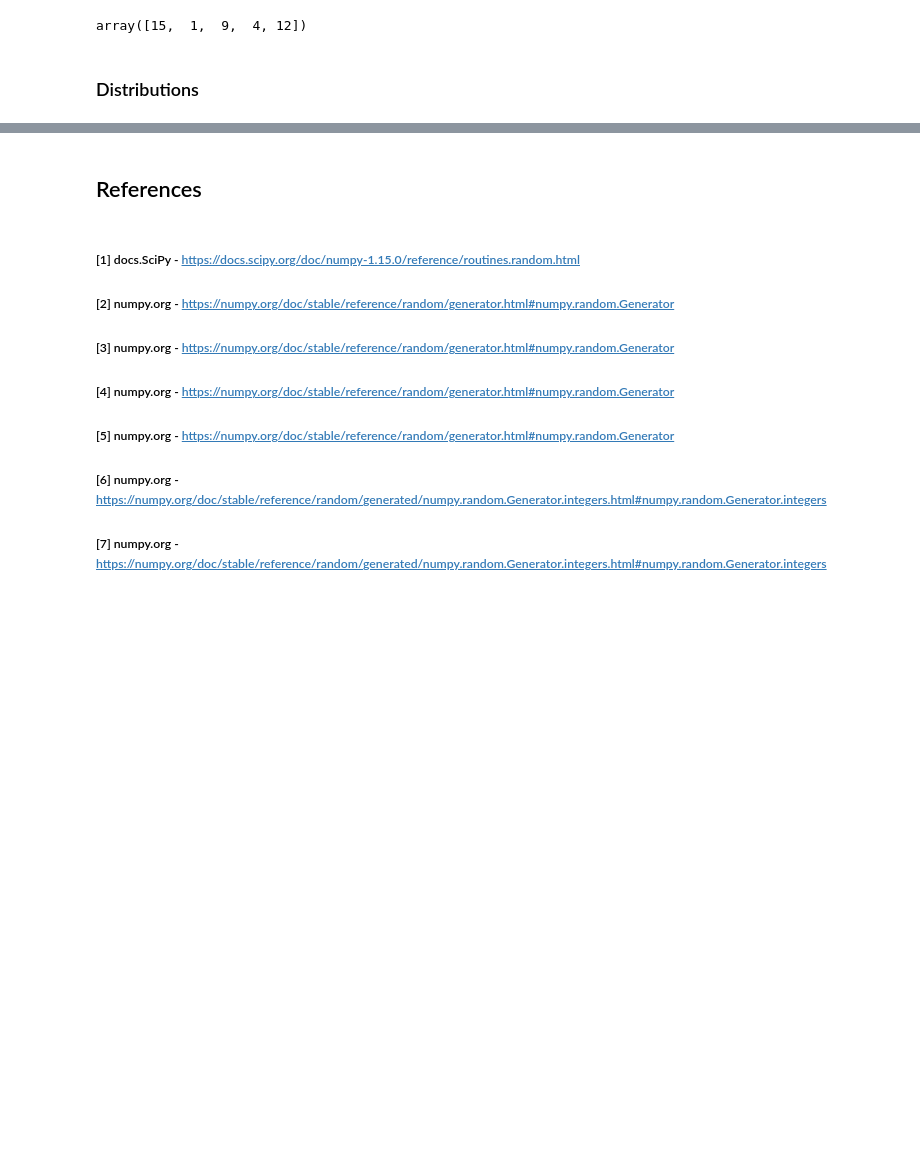
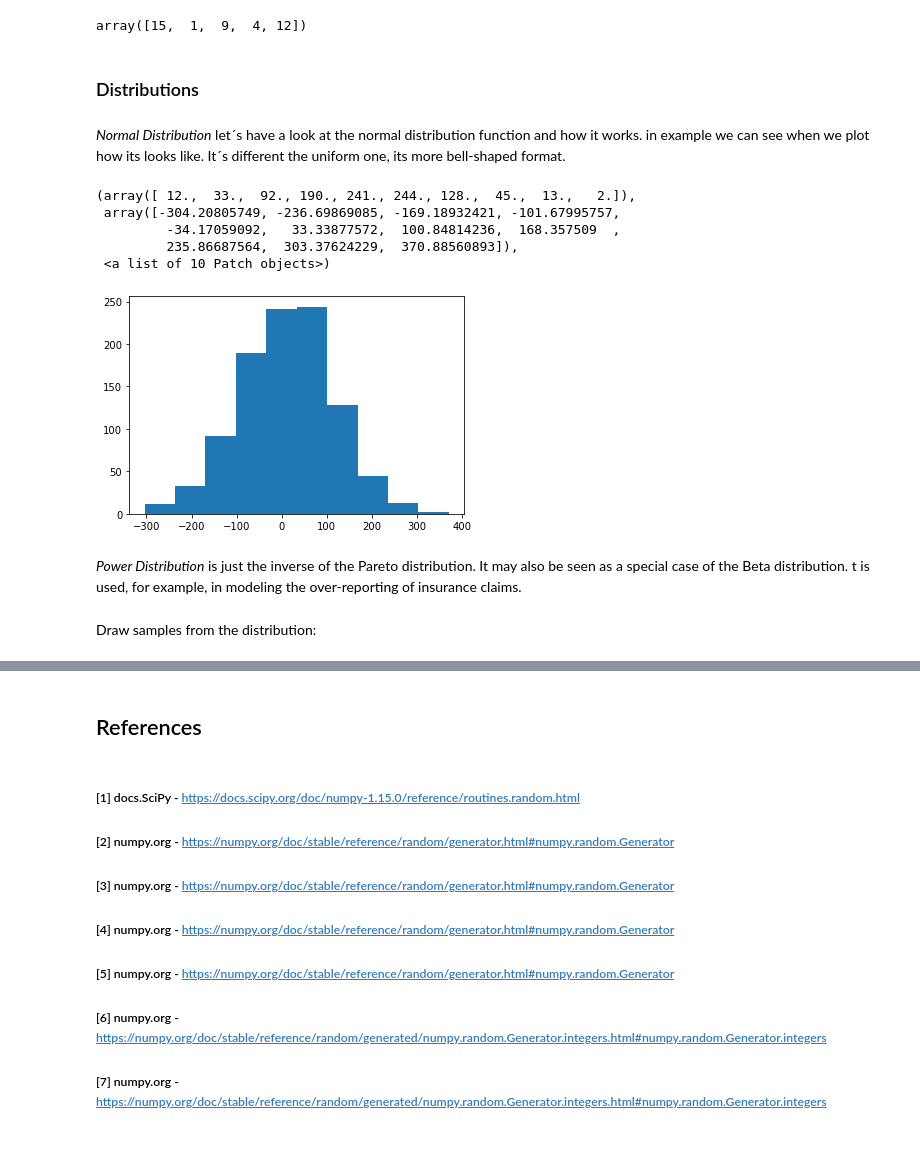
Before and after one commit to osirismoraes/assignment_fda, a Jupyter notebook: Assignment.ipynb, the cells around one changed output, grey strips where cells are left out. Drawn from its saved outputs; the diff is of its cells as text; code cells hidden in the pictures; blank space fills up the shorter version.

Commit message:
distribution functions 1

```diff
--- a/Assignment.ipynb
+++ b/Assignment.ipynb
@@ -218,3 +218,22 @@ rng.permutation([1, 4, 9, 12, 15])
 array([15,  1,  9,  4, 12])
 # %% [markdown]
 ### Distributions
+# %% [markdown]
+_Normal Distribution_ let´s have a look at the normal distribution function and how it works. in example we can see when we plot how its looks like. It´s different the uniform one, its more bell-shaped format.
+# %%
+import numpy as np
+x = np.random.default_rng().normal(10,100,1000)
+# %%
+import matplotlib.pyplot as plt
+plt.hist(x)
+# %% [output]
+(array([ 12.,  33.,  92., 190., 241., 244., 128.,  45.,  13.,   2.]),
+ array([-304.20805749, -236.69869085, -169.18932421, -101.67995757,
+         -34.17059092,   33.33877572,  100.84814236,  168.357509  ,
+         235.86687564,  303.37624229,  370.88560893]),
+ <a list of 10 Patch objects>)
+[figure, added]
+# %% [markdown]
+_Power Distribution_ is just the inverse of the Pareto distribution. It may also be seen as a special case of the Beta distribution. t is used, for example, in modeling the over-reporting of insurance claims.
+# %% [markdown]
+Draw samples from the distribution:
```
Also changed, not shown: parts of 22 cells of this notebook.
